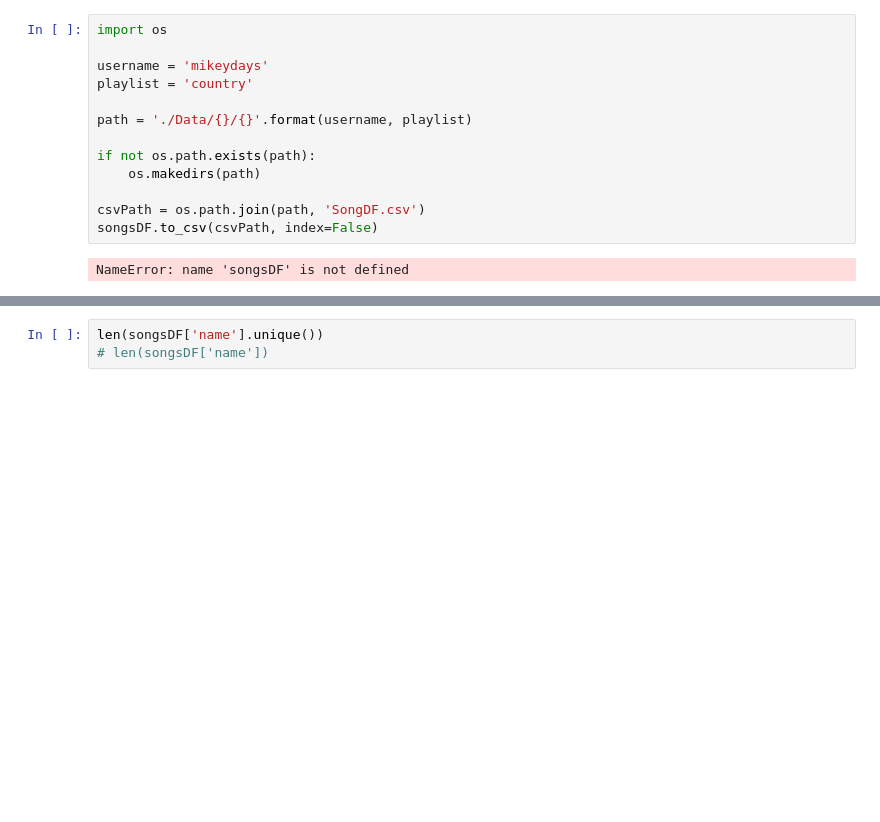
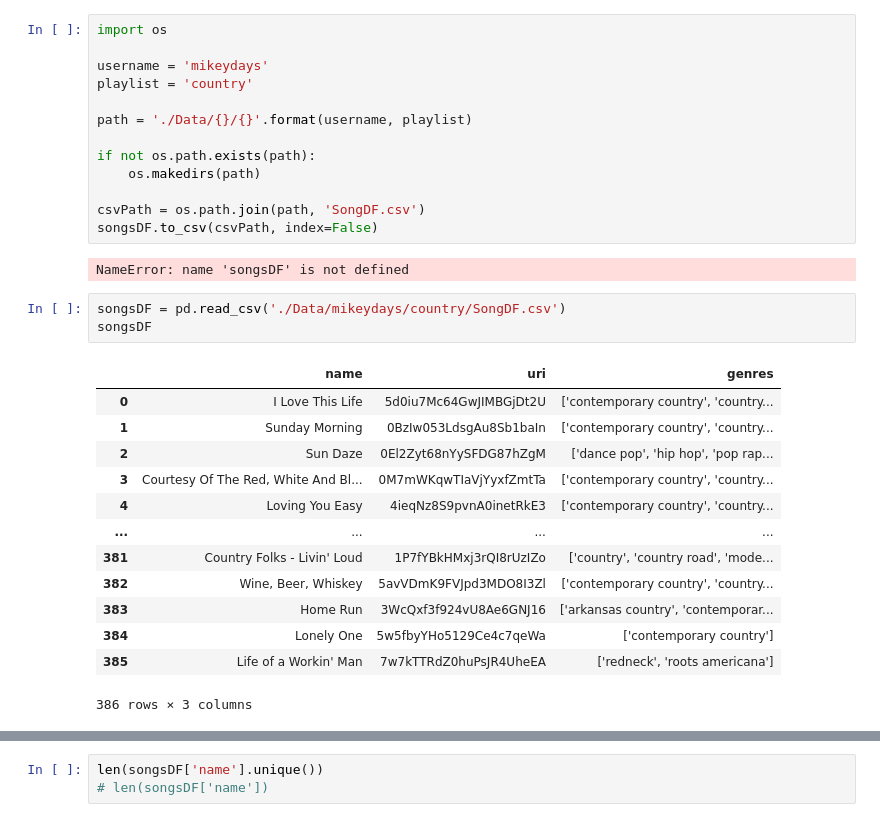
Before and after one commit to michaelmoschitto/AISongRecommender, a Jupyter notebook: AISongRecommenderMike.ipynb, the cells around one changed output, grey strips where cells are left out. Saved outputs shown, nothing was run; the diff lists cells and outputs as text; blank space fills up the shorter version.

```diff
--- a/AISongRecommenderMike.ipynb
+++ b/AISongRecommenderMike.ipynb
@@ -93,6 +92,23 @@ csvPath = os.path.join(path, 'SongDF.csv')
 songsDF.to_csv(csvPath, index=False)
 # %% [output]
 NameError: name 'songsDF' is not defined
+# %%
+songsDF = pd.read_csv('./Data/mikeydays/country/SongDF.csv')
+songsDF
+# %% [output]
+|  | name | uri | genres |
+| 0 | I Love This Life | 5d0iu7Mc64GwJIMBGjDt2U | ['contemporary country', 'country... |
+| 1 | Sunday Morning | 0BzIw053LdsgAu8Sb1baIn | ['contemporary country', 'country... |
+| 2 | Sun Daze | 0El2Zyt68nYySFDG87hZgM | ['dance pop', 'hip hop', 'pop rap... |
+| 3 | Courtesy Of The Red, White And Bl... | 0M7mWKqwTIaVjYyxfZmtTa | ['contemporary country', 'country... |
+| 4 | Loving You Easy | 4ieqNz8S9pvnA0inetRkE3 | ['contemporary country', 'country... |
+| ... | ... | ... | ... |
+| 381 | Country Folks - Livin' Loud | 1P7fYBkHMxj3rQI8rUzIZo | ['country', 'country road', 'mode... |
+| 382 | Wine, Beer, Whiskey | 5avVDmK9FVJpd3MDO8I3Zl | ['contemporary country', 'country... |
+| 383 | Home Run | 3WcQxf3f924vU8Ae6GNJ16 | ['arkansas country', 'contemporar... |
+| 384 | Lonely One | 5w5fbyYHo5129Ce4c7qeWa | ['contemporary country'] |
+| 385 | Life of a Workin' Man | 7w7kTTRdZ0huPsJR4UheEA | ['redneck', 'roots americana'] |
+386 rows × 3 columns
 # %%
 wrapper.doAuth()
 
```
Also changed, not shown: parts of 8 cells of this notebook, 2 other files.
